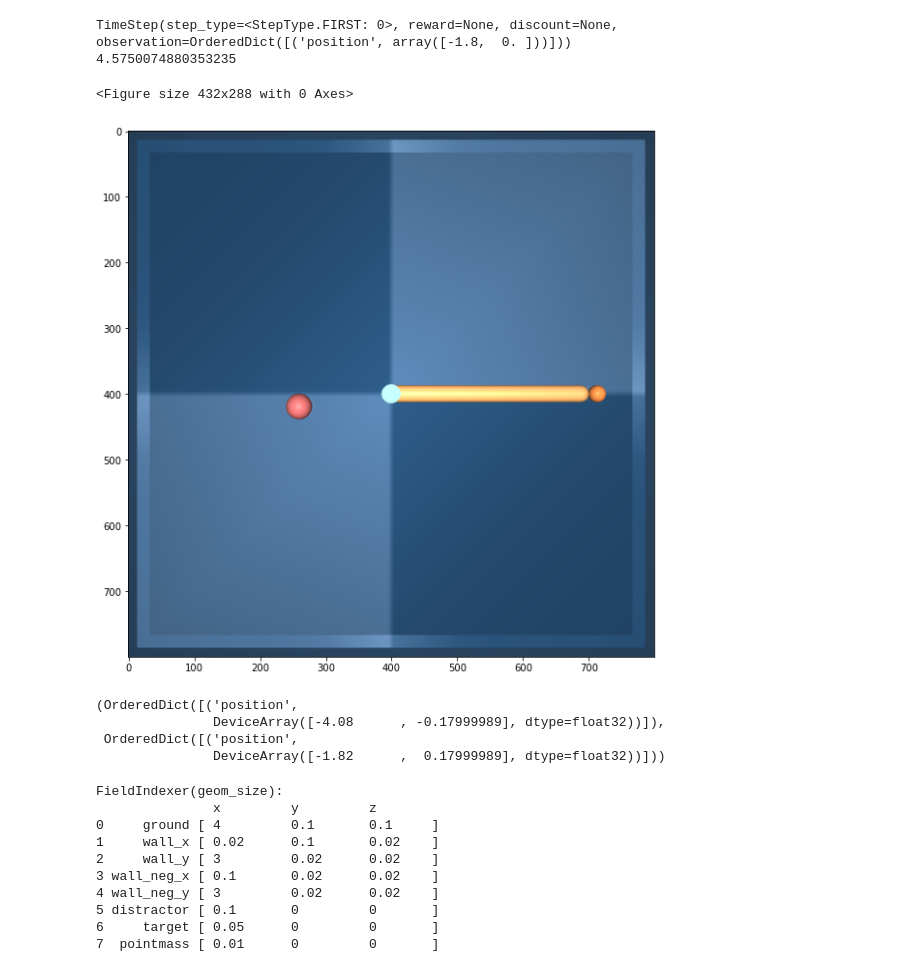
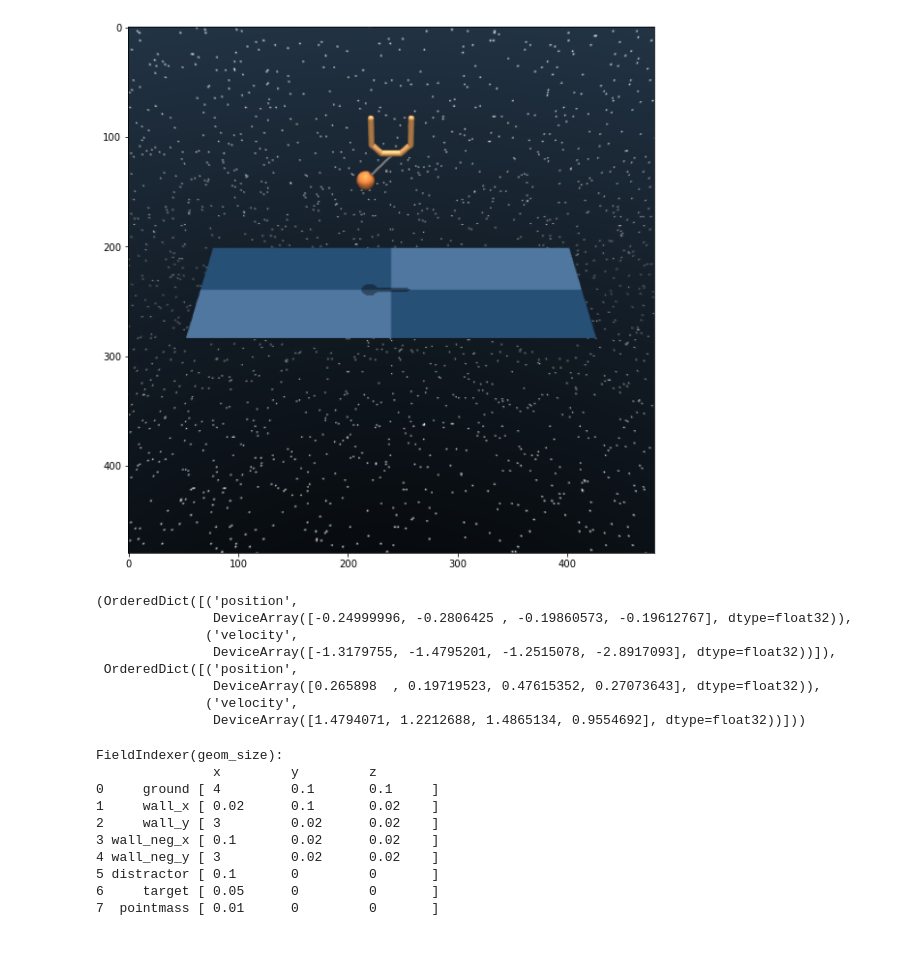
Before and after one commit to willwhitney/exploration-reimplementation, a Jupyter notebook: env dev.ipynb, the cells around one changed output. Saved outputs shown, nothing was run; the diff lists cells and outputs as text; code cells hidden in the pictures.

Commit message:
turn deduplication back on; add ball-in-cup exploration

```diff
--- a/env dev.ipynb
+++ b/env dev.ipynb
@@ -9,25 +17,29 @@ import matplotlib.pyplot as plt
 # %%
-def render(physics, camera='fixed'):
-    img = physics.render(camera_id=camera, height=800, width=800)
+def render(physics, camera_id=None, height=480, width=480, **kwargs):
+    args = {'height': height, 'width': width, **kwargs}
+    if camera_id is not None:
+        args['camera_id'] = camera_id
+    img = physics.render(**args)
     plt.figure(figsize = (10,10))
     plt.imshow(img)
 # %%
-%run environments/hallway.py
-env = suite.load('reacher_explore', 'hard_fixed_init')
+reload(ball_in_cup_explore)
+env = suite.load('ball_in_cup_explore', 'catch')
 env.reset()
-render(env.physics, 'fixed')
+render(env.physics)
 # %% [output]
-TimeStep(step_type=<StepType.FIRST: 0>, reward=None, discount=None, observation=OrderedDict([('position', array([-1.8,  0. ]))]))
-4.5750074880353235
-<Figure size 432x288 with 0 Axes>
-[figure, old version]
+[figure, new version]
-# %%
-estimate_domains('hallway', 'velocity_4')
-# %% [output]
-(OrderedDict([('position',
-               DeviceArray([-4.08      , -0.17999989], dtype=float32))]),
- OrderedDict([('position',
-               DeviceArray([-1.82      ,  0.17999989], dtype=float32))]))
+# %%
+estimate_domains('ball_in_cup_explore', 'catch')
+# %% [output]
+(OrderedDict([('position',
+               DeviceArray([-0.24999996, -0.2806425 , -0.19860573, -0.19612767], dtype=float32)),
+              ('velocity',
+               DeviceArray([-1.3179755, -1.4795201, -1.2515078, -2.8917093], dtype=float32))]),
+ OrderedDict([('position',
+               DeviceArray([0.265898  , 0.19719523, 0.47615352, 0.27073643], dtype=float32)),
+              ('velocity',
+               DeviceArray([1.4794071, 1.2212688, 1.4865134, 0.9554692], dtype=float32))]))
 # %%
 physics = env.physics
 # %%
```
Also changed, not shown: parts of 2 cells of this notebook, 11 other files.
